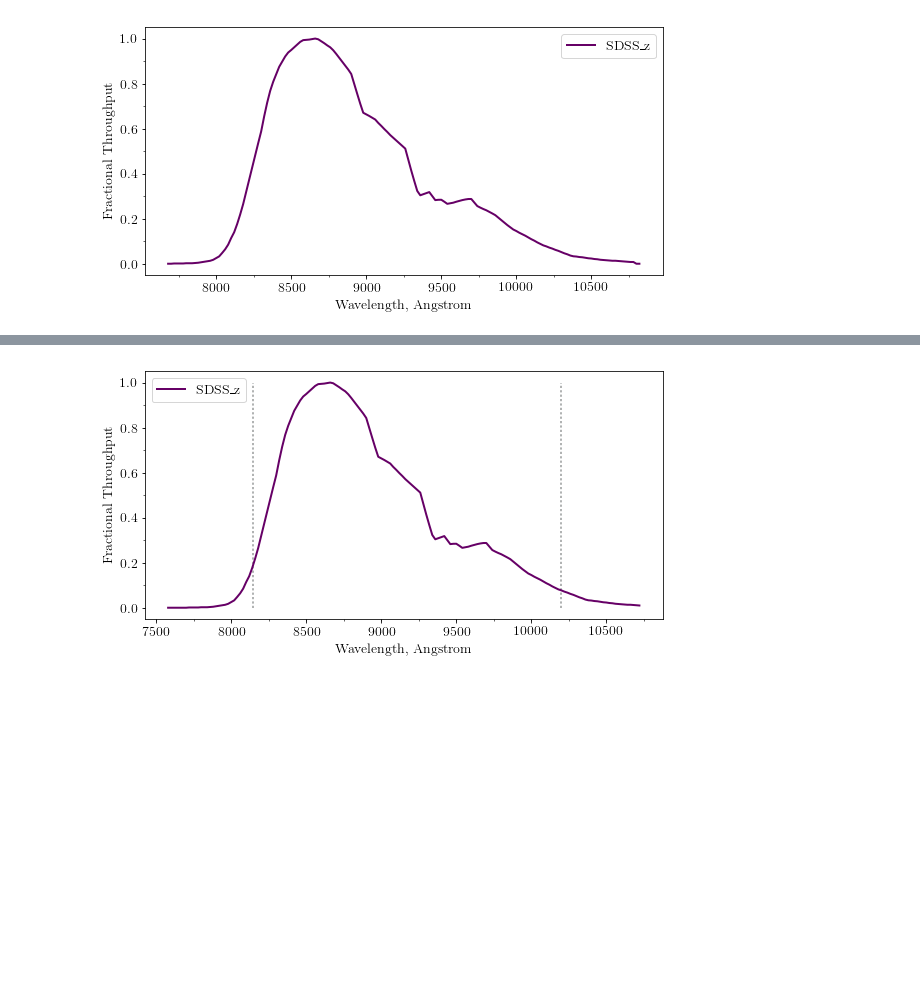
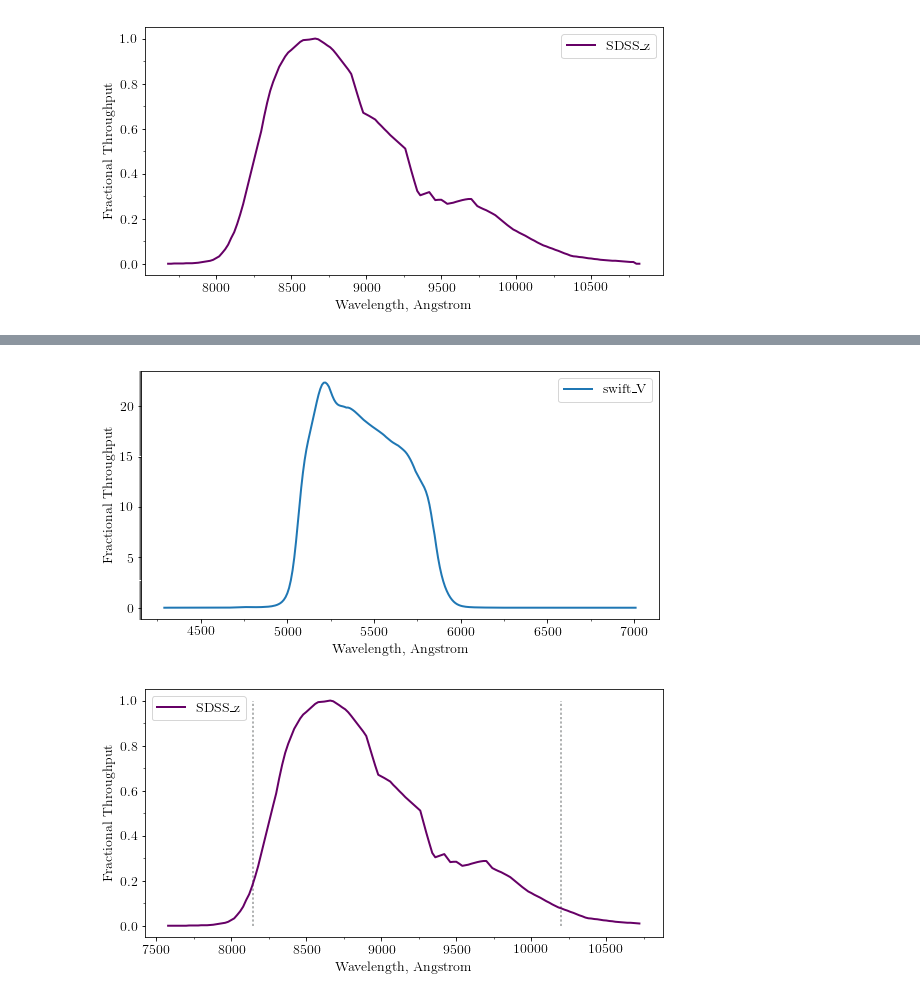
Before and after one commit to UoS-SNe/pycoco, a Jupyter notebook: notebooks/pycoco_adding_filters.ipynb, the cells around one changed output, grey strips where cells are left out. Drawn from its saved outputs; the diff is of its cells as text; code cells hidden in the pictures; blank space fills up the shorter version.

```diff
--- a/notebooks/pycoco_adding_filters.ipynb
+++ b/notebooks/pycoco_adding_filters.ipynb
@@ -155,3 +162,7 @@ sdssz.plot()
+# %%
+swiftV.plot()
+# %% [output]
+[figure, added]
 # %%
 sdssz.resample_response(new_wavelength=sdssz.wavelength - 100*u.angstrom)
 sdssz.plot(show_lims = True)
```
Also changed, not shown: parts of 3 cells of this notebook, 3 other files.
